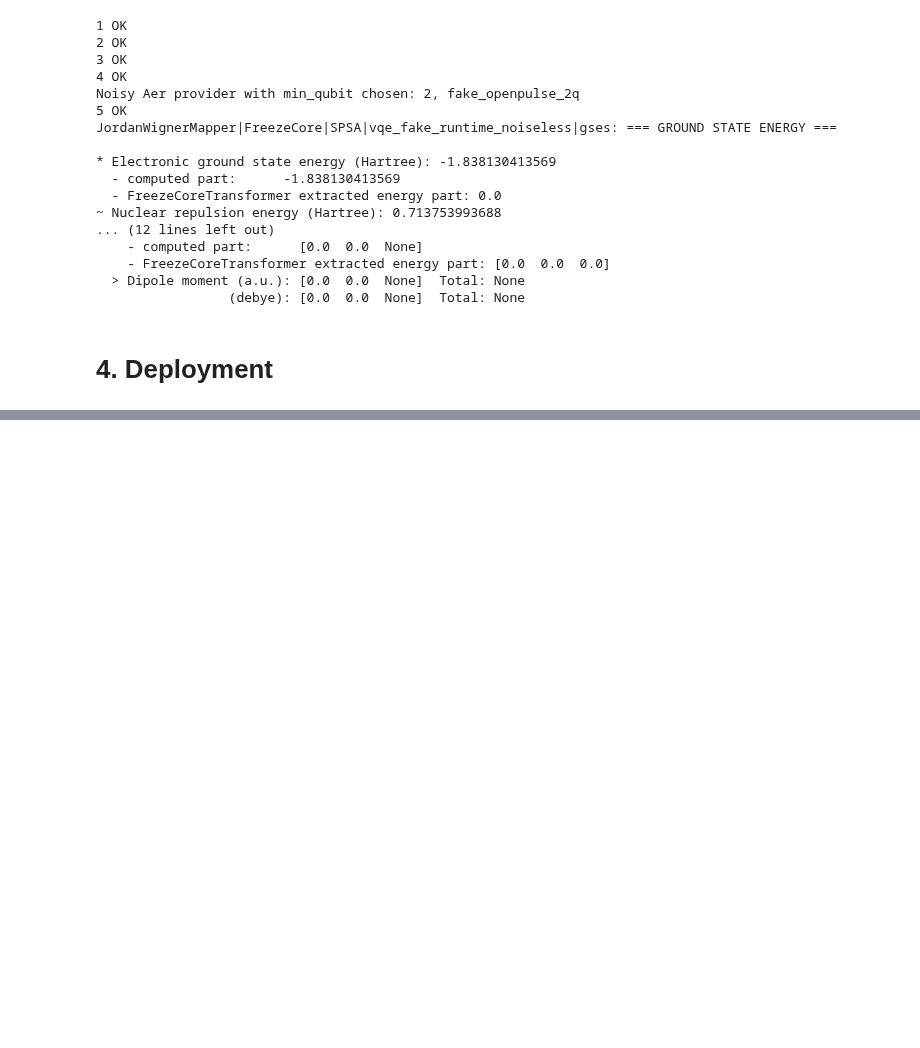
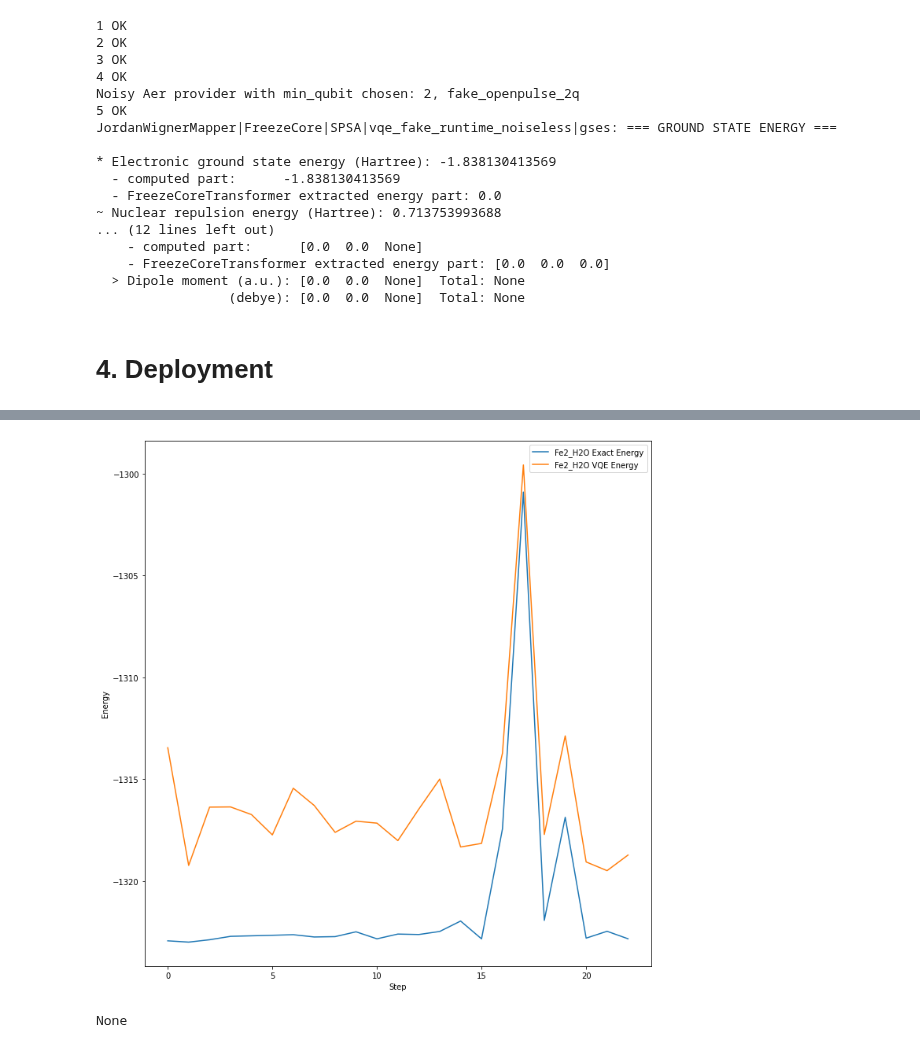
Before and after one commit to buttercutter/quantum-climate-challenge-2023, a Jupyter notebook: notebooks/deloitte_2023_quantux.ipynb, the cells around one changed output, grey strips where cells are left out. Saved outputs shown, nothing was run; the diff lists cells and outputs as text; code cells hidden in the pictures; blank space fills up the shorter version.

```diff
--- a/notebooks/deloitte_2023_quantux.ipynb
+++ b/notebooks/deloitte_2023_quantux.ipynb
@@ -891,0 +1188,5 @@ JordanWignerMapper|FreezeCore|SPSA|vqe_fake_runtime_noiseless|gses: === GROUND S
+# %%
+runVQEEnergies('Fe2_H2O', 1,2,[56, 1, 16, 1], range(13,30))
+# %% [output]
+[figure, added]
+None
```
Also changed, not shown: parts of 23 cells of this notebook.
